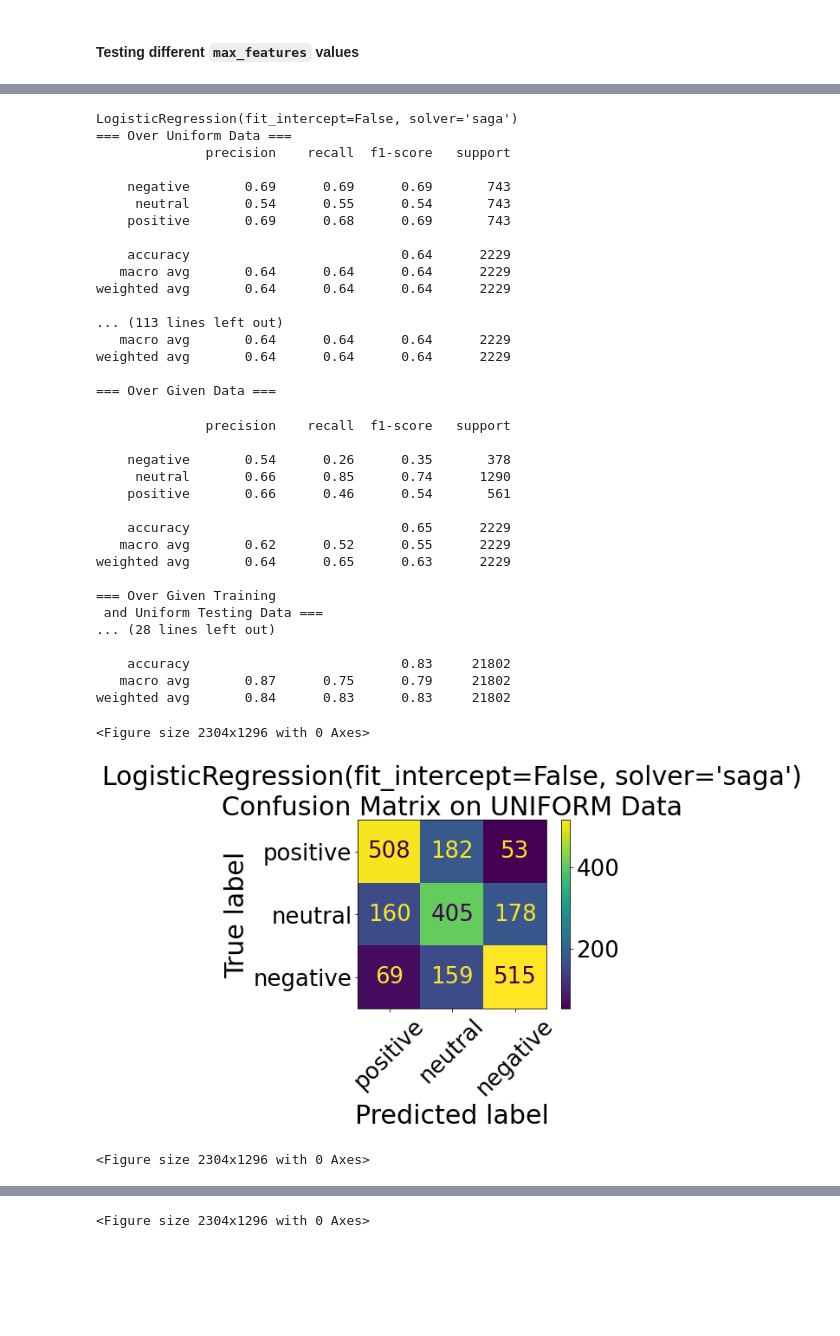
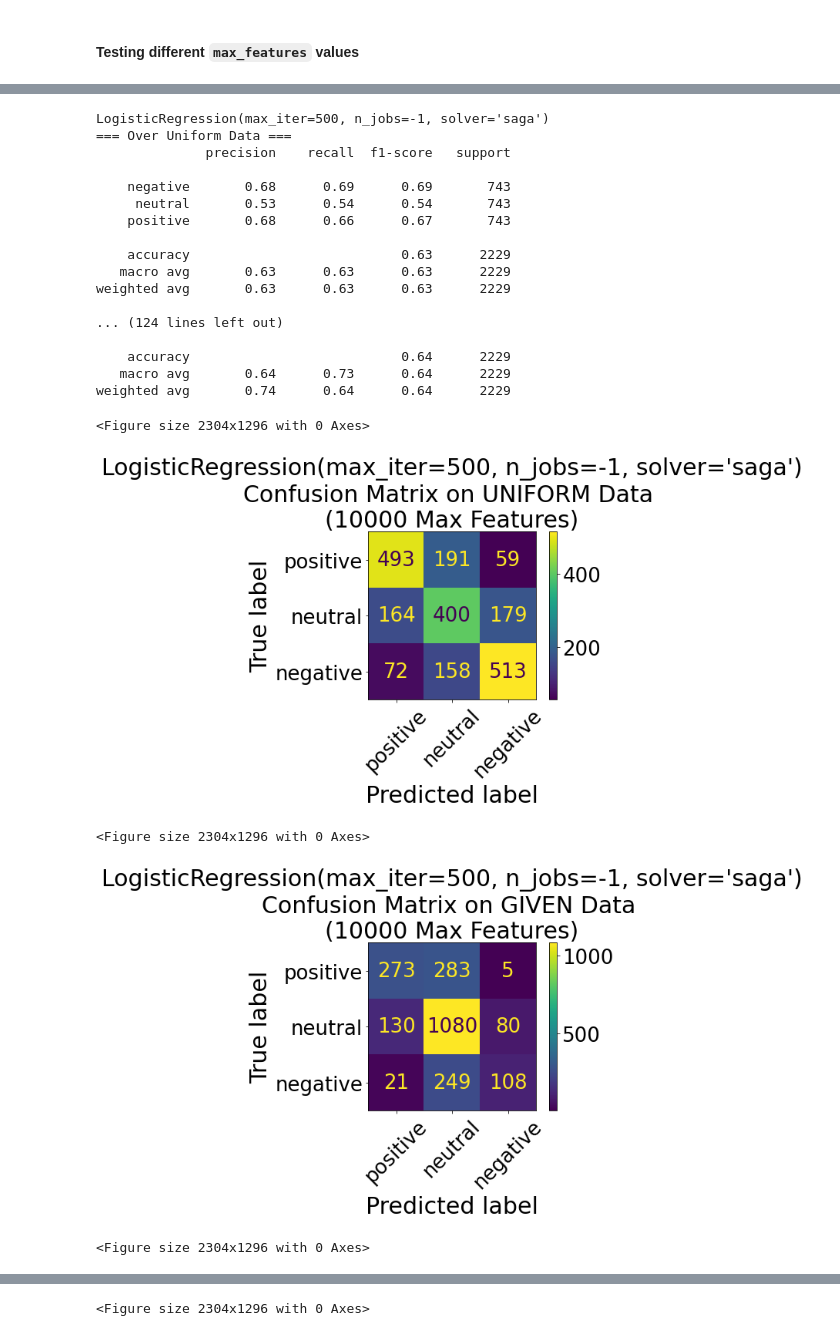
Before and after one commit to DigitalData/unimelb.comp30027.ml-assignment-2, a Jupyter notebook: code/sentiment-analysis.ipynb, the cells around one changed output, grey strips where cells are left out. Cells and saved outputs as stored; diff of their text form; code cells hidden in the pictures; blank space fills up the shorter version.

```diff
--- a/code/sentiment-analysis.ipynb
+++ b/code/sentiment-analysis.ipynb
@@ -1451,70 +1436,60 @@ def generate_predictions(model, X_train, X_test, y_train, split_type, feature_ty
 
     test_predictions = m.predict(X_test)
     test_out = pd.DataFrame({'id': test_df['id'], 'sentiment': test_predictions})
-    test_out.to_csv(f'../out/pred-{model[TYPE_CLASSIFIER]}-on-{split_type}.csv', index = False)
+    test_out.to_csv(f'../out/pred-{model[TYPE_CLASSIFIER]}-on-{split_type}-{max_features}-mf.csv', index = False)
 
     # out of personal curiosity, also try a bagging classifier
-    m = clone(model[TYPE_CLASSIFIER])
-    m = BaggingClassifier(base_estimator=m)
+    # m = clone(model[TYPE_CLASSIFIER])
+    # m = BaggingClassifier(base_estimator=m)
 
-    m.fit(X_train, y_train)
-    test_predictions = m.predict(X_test)
-    test_out = pd.DataFrame({'id': test_df['id'], 'sentiment': test_predictions})
-    test_out.to_csv(f'../out/pred-bagging-{model[TYPE_CLASSIFIER]}-on-{split_type}.csv', index = False)
+    # m.fit(X_train, y_train)
+    # test_predictions = m.predict(X_test)
+    # test_out = pd.DataFrame({'id': test_df['id'], 'sentiment': test_predictions})
+    # test_out.to_csv(f'../out/pred-bagging-{model[TYPE_CLASSIFIER]}-on-{split_type}.csv', index = False)
 # %%
+warnings.filterwarnings("ignore", category=RuntimeWarning)
+
 giv_X_train, giv_X_test = extract_features(train_df, test_df)
 giv_y = train_df['sentiment']
 uni_dfs = generate_uniform_sentiments(train_df)
 uni_df_train = pd.concat(uni_dfs)
 uni_X_train, uni_X_test = extract_features(uni_df_train, test_df)
 uni_y = uni_df_train['sentiment']
 
 # top 3 evaluation metrics
-for m in mf_models[MAX_FEATURES][:3]:
+for m in mf_models[FINAL_MAX_FEATURES][:3]:
 
     print(m[TYPE_CLASSIFIER])
     # Evaluate the model
-    m[TYPE_EVALUATION] = evaluate(m[TYPE_CLASSIFIER], train_df, str(m[TYPE_CLASSIFIER]), display=True)
+    m[TYPE_EVALUATION] = evaluate(m[TYPE_CLASSIFIER], train_df, str(m[TYPE_CLASSIFIER]),
+        max_features=FINAL_MAX_FEATURES, display=True)
 
     # predictions on whole dataset
-    generate_predictions(m, giv_X_train, giv_X_test, giv_y, split_type=SPLIT_GIVEN)
+    generate_predictions(m, giv_X_train, giv_X_test, giv_y,
+        max_features=FINAL_MAX_FEATURES, split_type=SPLIT_GIVEN)
     # predictions on uniform set
-    generate_predictions(m, uni_X_train, uni_X_test, uni_y, split_type=SPLIT_UNIFORM)
+    generate_predictions(m, uni_X_train, uni_X_test, uni_y,
+        max_features=FINAL_MAX_FEATURES, split_type=SPLIT_UNIFORM)
 # %% [output]
-LogisticRegression(fit_intercept=False, solver='saga')
+LogisticRegression(max_iter=500, n_jobs=-1, solver='saga')
 === Over Uniform Data ===
               precision    recall  f1-score   support
 
-    negative       0.69      0.69      0.69       743
-     neutral       0.54      0.55      0.54       743
-    positive       0.69      0.68      0.69       743
+    negative       0.68      0.69      0.69       743
+     neutral       0.53      0.54      0.54       743
+    positive       0.68      0.66      0.67       743
+
+    accuracy                           0.63      2229
+   macro avg       0.63      0.63      0.63      2229
+weighted avg       0.63      0.63      0.63      2229
+
+... (124 lines left out)
 
     accuracy                           0.64      2229
-   macro avg       0.64      0.64      0.64      2229
-weighted avg       0.64      0.64      0.64      2229
-
-... (113 lines left out)
-   macro avg       0.64      0.64      0.64      2229
-weighted avg       0.64      0.64      0.64      2229
-
-=== Over Given Data ===
+   macro avg       0.64      0.73      0.64      2229
+weighted avg       0.74      0.64      0.64      2229
-              precision    recall  f1-score   support
-
-    negative       0.54      0.26      0.35       378
-     neutral       0.66      0.85      0.74      1290
-    positive       0.66      0.46      0.54       561
-
-    accuracy                           0.65      2229
-   macro avg       0.62      0.52      0.55      2229
-weighted avg       0.64      0.65      0.63      2229
-
-=== Over Given Training
- and Uniform Testing Data ===
-... (28 lines left out)
-
-    accuracy                           0.83     21802
-   macro avg       0.87      0.75      0.79     21802
-weighted avg       0.84      0.83      0.83     21802
+<Figure size 2304x1296 with 0 Axes>
+[figure, new version]
 <Figure size 2304x1296 with 0 Axes>
-[figure, old version]
+[figure, new version]
 <Figure size 2304x1296 with 0 Axes>
```
Also changed, not shown: parts of 14 cells of this notebook, 39 other files.
